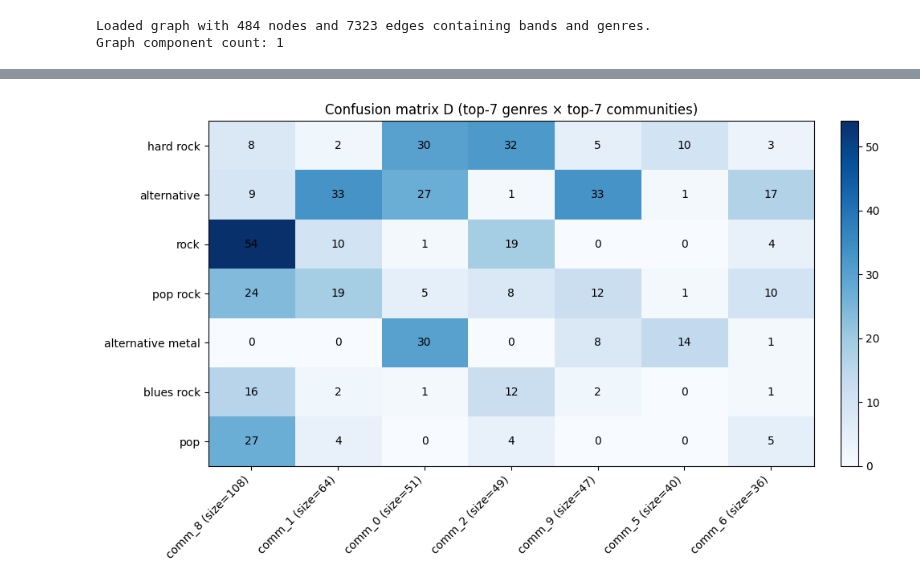
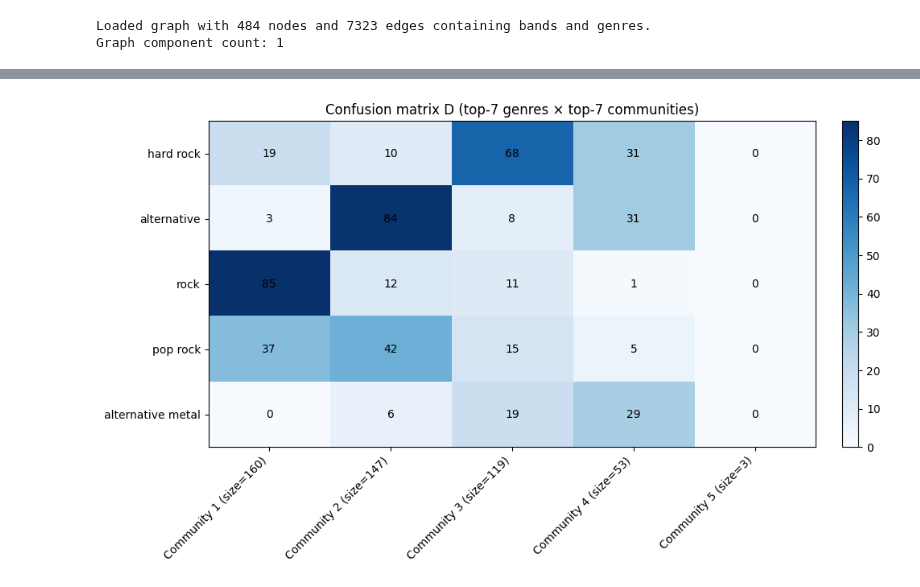
Before and after one commit to rifolio/dtu-projects-2025-autumn, a Jupyter notebook: social-graphs/assignment-2-parts/part-2-genres-communities.ipynb, the cells around one changed output, grey strips where cells are left out. Drawn from its saved outputs; the diff is of its cells as text; code cells hidden in the pictures.

```diff
--- a/social-graphs/assignment-2-parts/part-2-genres-communities.ipynb
+++ b/social-graphs/assignment-2-parts/part-2-genres-communities.ipynb
@@ -169,12 +196,6 @@ for node in G_genres.nodes():
 communities_first = set(partition_first.values())
 print(f"Number of genre-based communities: {len(communities_first)}")
 
-# Show distribution
-genre_dist_first = Counter(partition_first.values())
-print("\nTop 10 genres by node count:")
-for genre, count in genre_dist_first.most_common(10):
-    print(f"  {genre:20s}: {count:4d} nodes")
-
 # Calculate modularity
 modularity_first = calculate_modularity(G_genres, partition_first)
 print(f"\nModularity (first genre): {modularity_first:.4f}")
@@ -228,12 +237,6 @@ for node in G_genres.nodes():
 communities_non_rock = set(partition_non_rock.values())
 print(f"Number of genre-based communities: {len(communities_non_rock)}")
 
-# Show distribution
-genre_dist_non_rock = Counter(partition_non_rock.values())
-print("\nTop 10 genres by node count:")
-for genre, count in genre_dist_non_rock.most_common(10):
-    print(f"  {genre:20s}: {count:4d} nodes")
-
 # Calculate modularity
 modularity_non_rock = calculate_modularity(G_genres, partition_non_rock)
 print(f"\nModularity (first non-rock genre): {modularity_non_rock:.4f}")
@@ -283,11 +274,6 @@ for node in G_genres.nodes():
 communities_random = set(partition_random.values())
 print(f"Number of genre-based communities: {len(communities_random)}")
 
-# Show distribution
-genre_dist_random = Counter(partition_random.values())
-print("\nTop 10 genres by node count:")
-for genre, count in genre_dist_random.most_common(10):
-    print(f"  {genre:20s}: {count:4d} nodes")
 
 # Calculate modularity
 modularity_random = calculate_modularity(G_genres, partition_random)
@@ -550,76 +450,44 @@ Instead, the data reveals a more complex network of relationships, where **cultu
 # %%
-# ...existing code...
+# Build confusion matrix D (top genres x louvain communities)
 import numpy as np
-import pandas as pd
-import matplotlib.pyplot as plt
-from collections import Counter
 
-# ...existing code...
+# Initialize D 2D array matrix
+louvain_community_count = len(sorted_louvain_communities)
+D = np.zeros((louvain_community_count, louvain_community_count), dtype=int)
 
-# ------------- Build confusion matrix D (7 genres x 7 communities) ----------------
-# Get top-7 genres (counting every genre listed for each artist)
-all_genres = []
-for g in genres_dict.values():
-    if g:
-        all_genres.extend([gg.lower() for gg in g])
-genre_counts = Counter(all_genres)
-top7_genres = [g for g, _ in genre_counts.most_common(7)]
+most_common_genres = [g for g, _ in genre_counts.most_common(louvain_community_count)]
+genre_to_row = {genre: idx for idx, genre in enumerate(most_common_genres)}
 
-# Get top-7 structural communities (by size) from louvain_communities
-comm_sizes = [(i, len(comm)) for i, comm in enumerate(louvain_communities)]
-comm_sizes_sorted = sorted(comm_sizes, key=lambda x: x[1], reverse=True)
-top7_comms = [cid for cid, _ in comm_sizes_sorted[:7]]
-
-# Map community id -> column index
-commid_to_col = {cid: idx for idx, cid in enumerate(top7_comms)}
-genre_to_row = {genre: idx for idx, genre in enumerate(top7_genres)}
-
-# Initialize D
-D = np.zeros((7, 7), dtype=int)
-
-# Fill D: for each node, if node belongs to one of top7 communities AND has at least one of top7 genres,
-# increment counts for each matching genre (use all genres associated with node)
 node_to_community = {}
-for comm_id, comm in enumerate(louvain_communities):
+for comm_id, comm in enumerate(sorted_louvain_communities):
     for node in comm:
         node_to_community[node] = comm_id
 
-for node in G_genres.nodes():
-    # check community membership
-    if node not in node_to_community:
-        continue
-    comm_id = node_to_community[node]
-    if comm_id not in commid_to_col:
-        continue
-
-    # check genres
-    node_genres = genres_dict.get(node) or []
-    # normalize to lowercase
-    node_genres = [g.lower() for g in node_genres]
+# Fill D: for each node, if node belongs to one of top communities AND has at least one of the top genres,
+for node in node_to_community.keys():
+    # increment counts for each matching genre (use all genres associated with node)
     matched = False
-    for g in node_genres:
+    for g in genres_dict.get(node, []):
         if g in genre_to_row:
-            D[genre_to_row[g], commid_to_col[comm_id]] += 1
+            D[genre_to_row[g], node_to_community[node]] += 1
             matched = True
 
-# Build DataFrame for nicer display
-comm_labels = [f"comm_{cid} (size={len(louvain_communities[cid])})" for cid in top7_comms]
-df_D = pd.DataFrame(D, index=top7_genres, columns=comm_labels)
+comm_labels = [f"Community {cid +1} (size={len(comm)})" for cid, comm in enumerate(sorted_louvain_communities)]
+df_D = pd.DataFrame(D, index=most_common_genres, columns=comm_labels)
 
-
-# Plot heatmap
+# Plot confusion matrix D
 plt.figure(figsize=(10, 6))
 im = plt.imshow(df_D.values, cmap="Blues", aspect="auto")
 plt.colorbar(im, fraction=0.046, pad=0.04)
 plt.xticks(range(len(df_D.columns)), df_D.columns, rotation=45, ha="right")
 plt.yticks(range(len(df_D.index)), df_D.index)
 plt.title("Confusion matrix D (top-7 genres × top-7 communities)")
-# annotate cells
+
 for i in range(df_D.shape[0]):
     for j in range(df_D.shape[1]):
         plt.text(j, i, df_D.iat[i, j], ha="center", va="center", color="black")
+
 plt.tight_layout()
 plt.show()
-# ...existing code...
 # %% [output]
-[figure, old version]
+[figure, new version]
```
Also changed, not shown: parts of 26 cells of this notebook, 3 other files.
